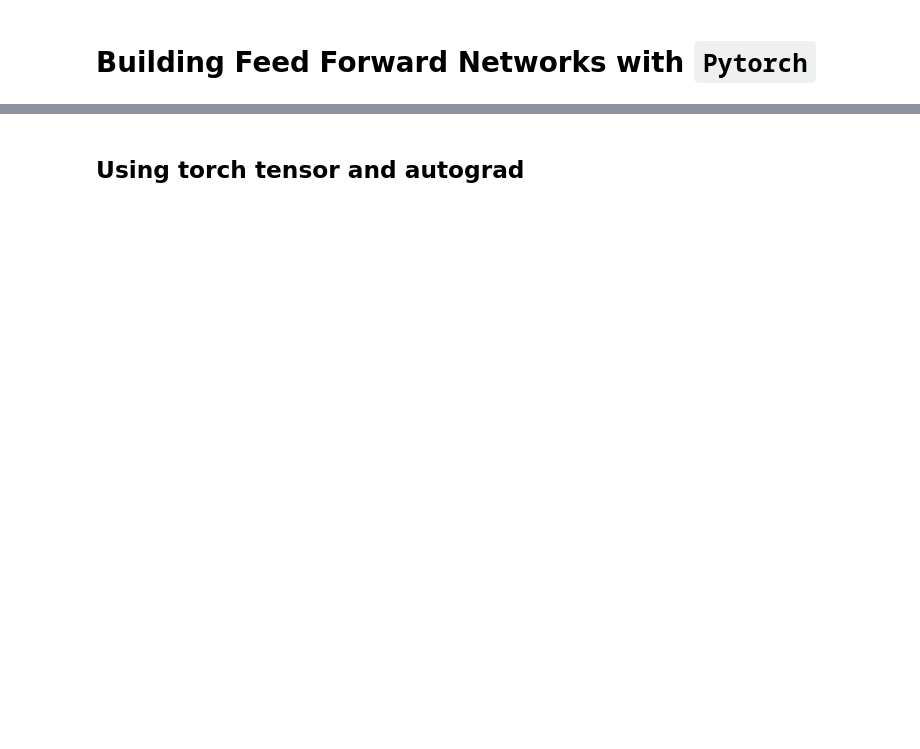
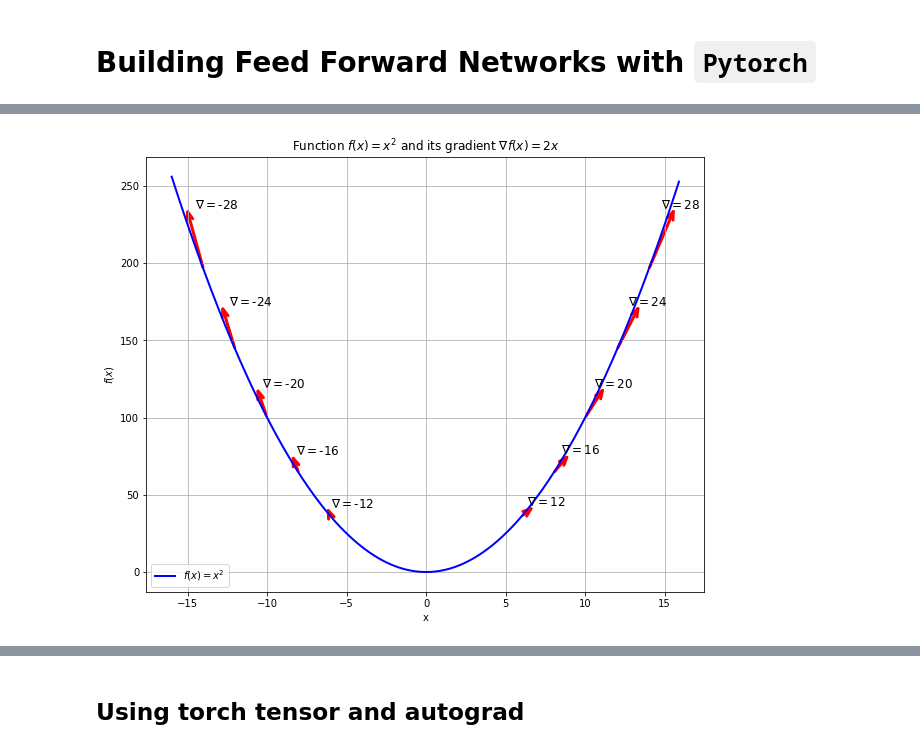
Before and after one commit to dev-SR/Deep-Learning, a Jupyter notebook: 02-FFN-pytorch/ffn.ipynb, the cells around one changed output, grey strips where cells are left out. Saved outputs shown, nothing was run; the diff lists cells and outputs as text; code cells hidden in the pictures; blank space fills up the shorter version.

Commit message:
gradient descent implementation

```diff
--- a/02-FFN-pytorch/ffn.ipynb
+++ b/02-FFN-pytorch/ffn.ipynb
@@ -56,0 +320,6 @@ torch.Size([800, 2]) torch.Size([200, 2]) torch.Size([800]) torch.Size([200])
+# %%
+from helper import *
+
+plot_gradient_one_var()
+# %% [output]
+[figure, added]
```
Also changed, not shown: parts of 68 cells of this notebook, 9 other files.
